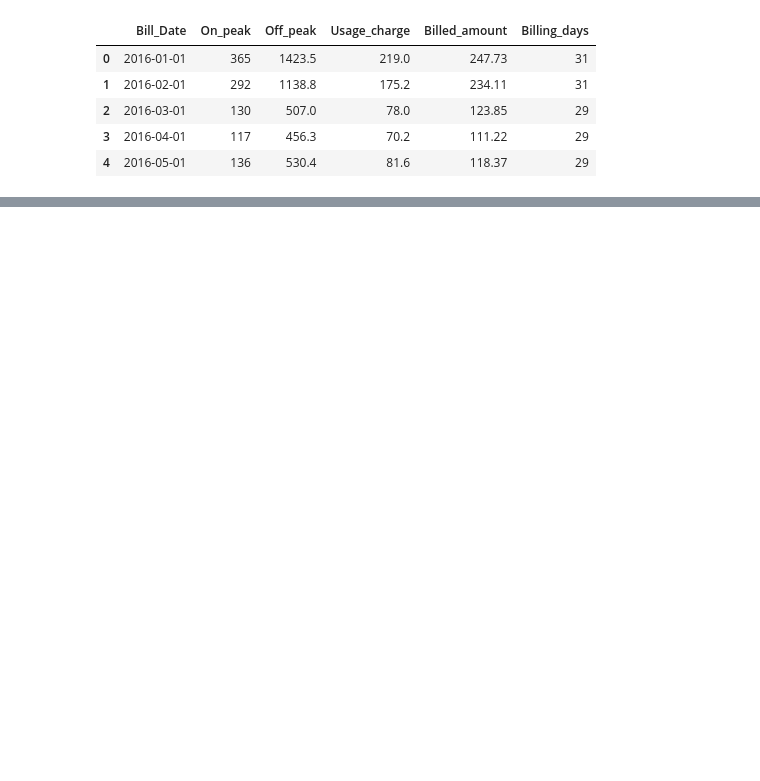
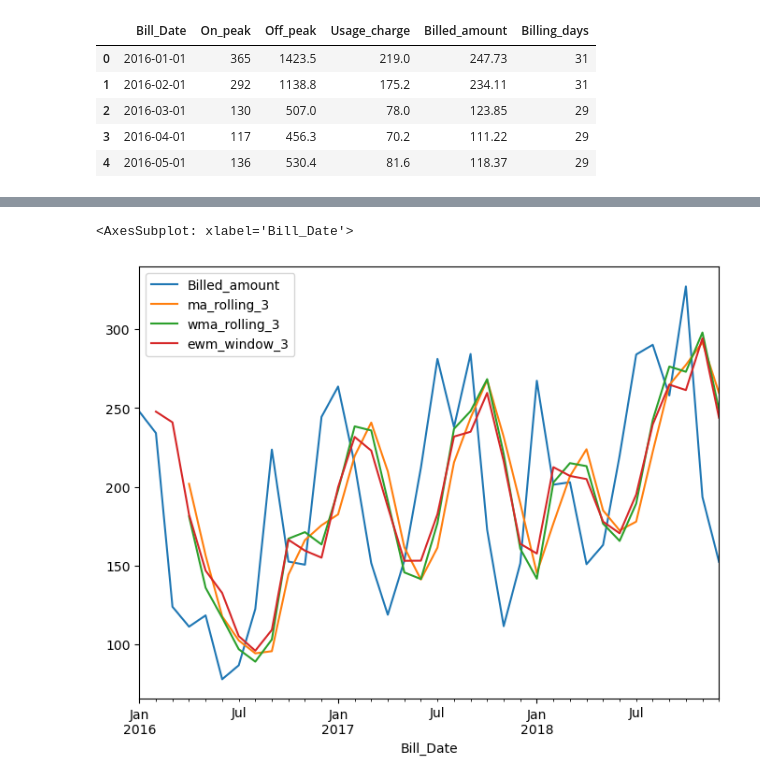
Before and after one commit to biscotty666/DataAnalysis, a Jupyter notebook: TSAMovingAverages.ipynb, the cells around one changed output, grey strips where cells are left out. Cells and saved outputs as stored; diff of their text form; code cells hidden in the pictures; blank space fills up the shorter version.

```diff
--- a/TSAMovingAverages.ipynb
+++ b/TSAMovingAverages.ipynb
@@ -40,0 +241,5 @@ df.head()
+# %%
+bill_2018['ewm_window_3']=bill_2018['Billed_amount'].ewm(span=3,
+                               adjust=False,
+                               min_periods=0).mean().shift(1)
+bill_2018
@@ -40,0 +265,5 @@ df.head()
+# %%
+bill_2018.plot()
+# %% [output]
+<AxesSubplot: xlabel='Bill_Date'>
+[figure, added]
```
Also changed, not shown: parts of 37 cells of this notebook, 3 other files.
